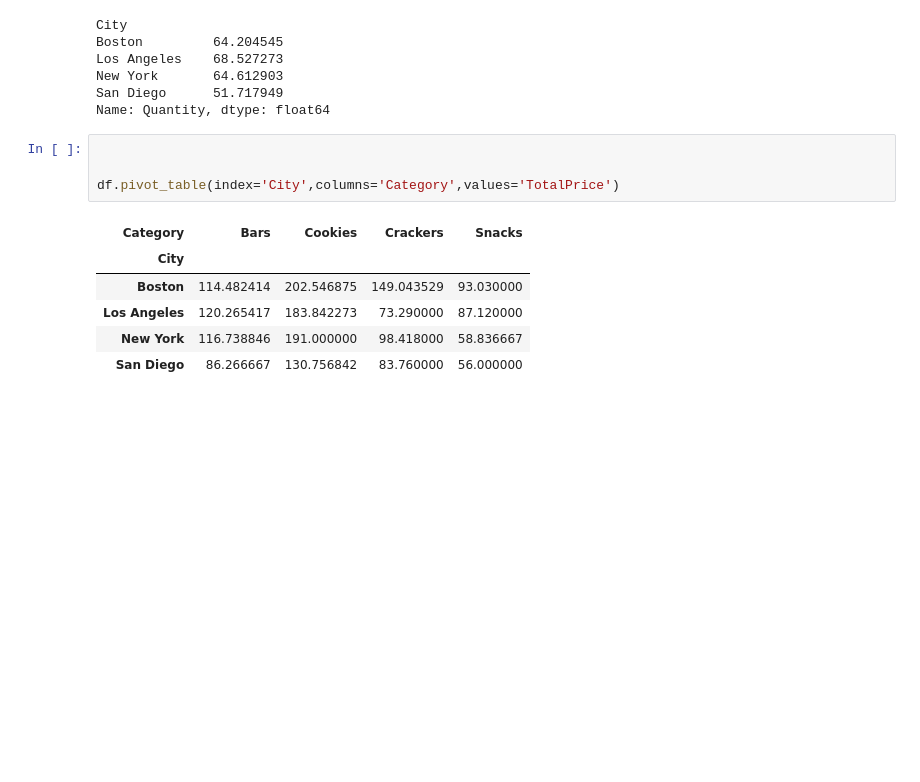
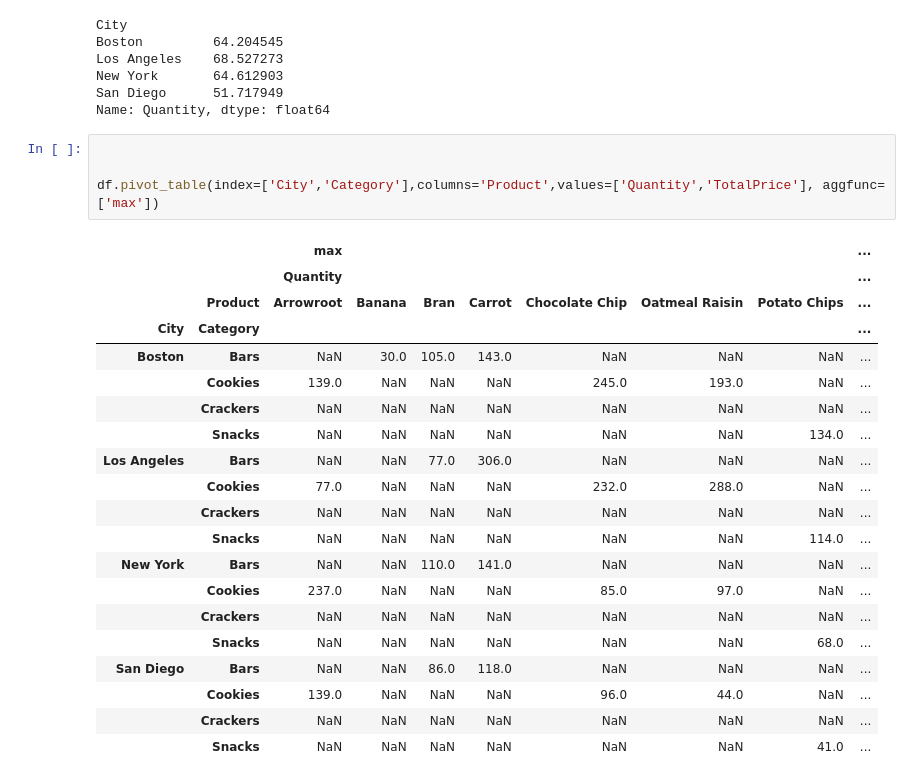
Before and after one commit to sledhead/python_core_test, a Jupyter notebook: excel_test.ipynb, the cells around one changed output. Saved outputs shown, nothing was run; the diff lists cells and outputs as text; blank space fills up the shorter version.

Commit message:
pandas pivot table list

```diff
--- a/excel_test.ipynb
+++ b/excel_test.ipynb
@@ -155,11 +155,25 @@ Name: Quantity, dtype: float64
 # %%
 
 
-df.pivot_table(index='City',columns='Category',values='TotalPrice')
+df.pivot_table(index=['City','Category'],columns='Product',values=['Quantity','TotalPrice'], aggfunc=['max'])
 # %% [output]
-| Category | Bars | Cookies | Crackers | Snacks |
-| City |  |  |  |  |
-| Boston | 114.482414 | 202.546875 | 149.043529 | 93.030000 |
-| Los Angeles | 120.265417 | 183.842273 | 73.290000 | 87.120000 |
-| New York | 116.738846 | 191.000000 | 98.418000 | 58.836667 |
-| San Diego | 86.266667 | 130.756842 | 83.760000 | 56.000000 |
+|  |  | max |  |  |  |  |  |  | ... |
+|  |  | Quantity |  |  |  |  |  |  | ... |
+|  | Product | Arrowroot | Banana | Bran | Carrot | Chocolate Chip | Oatmeal Raisin | Potato Chips | ... |
+| City | Category |  |  |  |  |  |  |  | ... |
+| Boston | Bars | NaN | 30.0 | 105.0 | 143.0 | NaN | NaN | NaN | ... |
+|  | Cookies | 139.0 | NaN | NaN | NaN | 245.0 | 193.0 | NaN | ... |
+|  | Crackers | NaN | NaN | NaN | NaN | NaN | NaN | NaN | ... |
+|  | Snacks | NaN | NaN | NaN | NaN | NaN | NaN | 134.0 | ... |
+| Los Angeles | Bars | NaN | NaN | 77.0 | 306.0 | NaN | NaN | NaN | ... |
+|  | Cookies | 77.0 | NaN | NaN | NaN | 232.0 | 288.0 | NaN | ... |
+|  | Crackers | NaN | NaN | NaN | NaN | NaN | NaN | NaN | ... |
+|  | Snacks | NaN | NaN | NaN | NaN | NaN | NaN | 114.0 | ... |
+| New York | Bars | NaN | NaN | 110.0 | 141.0 | NaN | NaN | NaN | ... |
+|  | Cookies | 237.0 | NaN | NaN | NaN | 85.0 | 97.0 | NaN | ... |
+|  | Crackers | NaN | NaN | NaN | NaN | NaN | NaN | NaN | ... |
+|  | Snacks | NaN | NaN | NaN | NaN | NaN | NaN | 68.0 | ... |
+| San Diego | Bars | NaN | NaN | 86.0 | 118.0 | NaN | NaN | NaN | ... |
+|  | Cookies | 139.0 | NaN | NaN | NaN | 96.0 | 44.0 | NaN | ... |
+|  | Crackers | NaN | NaN | NaN | NaN | NaN | NaN | NaN | ... |
+|  | Snacks | NaN | NaN | NaN | NaN | NaN | NaN | 41.0 | ... |
```
Also changed, not shown: parts of 1 cell of this notebook.
